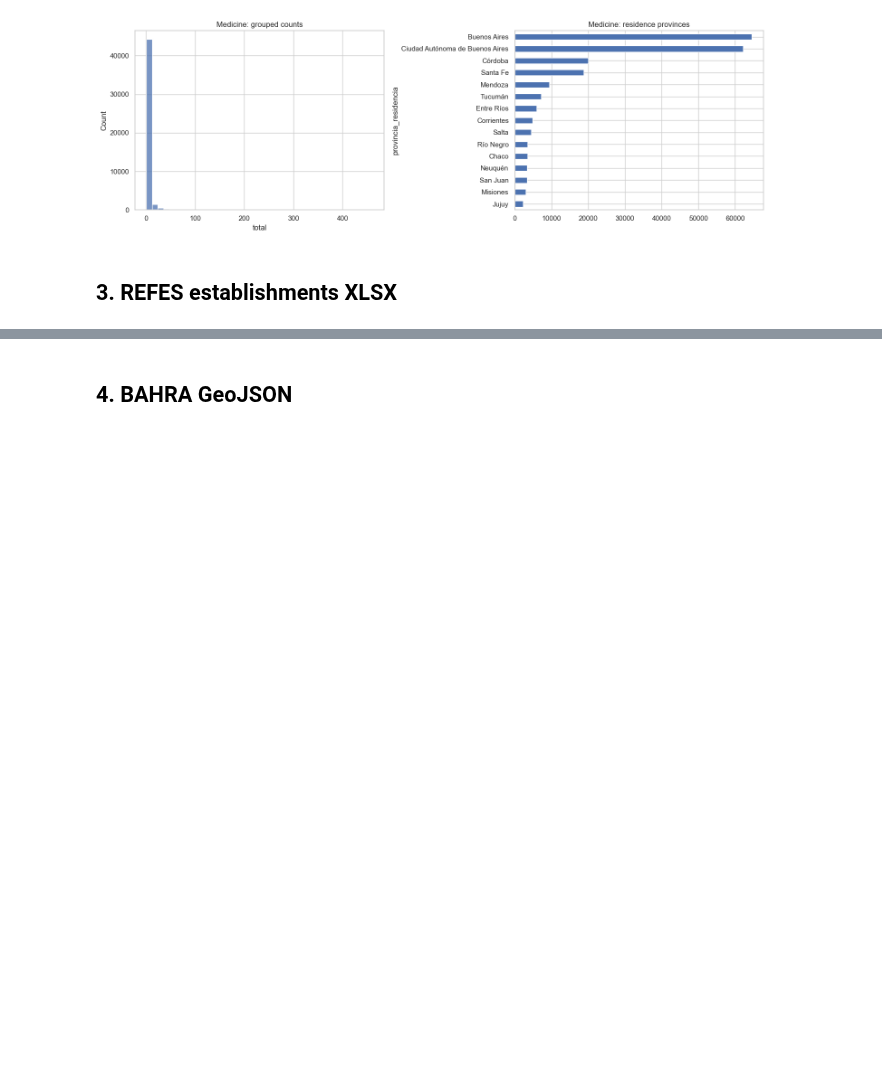
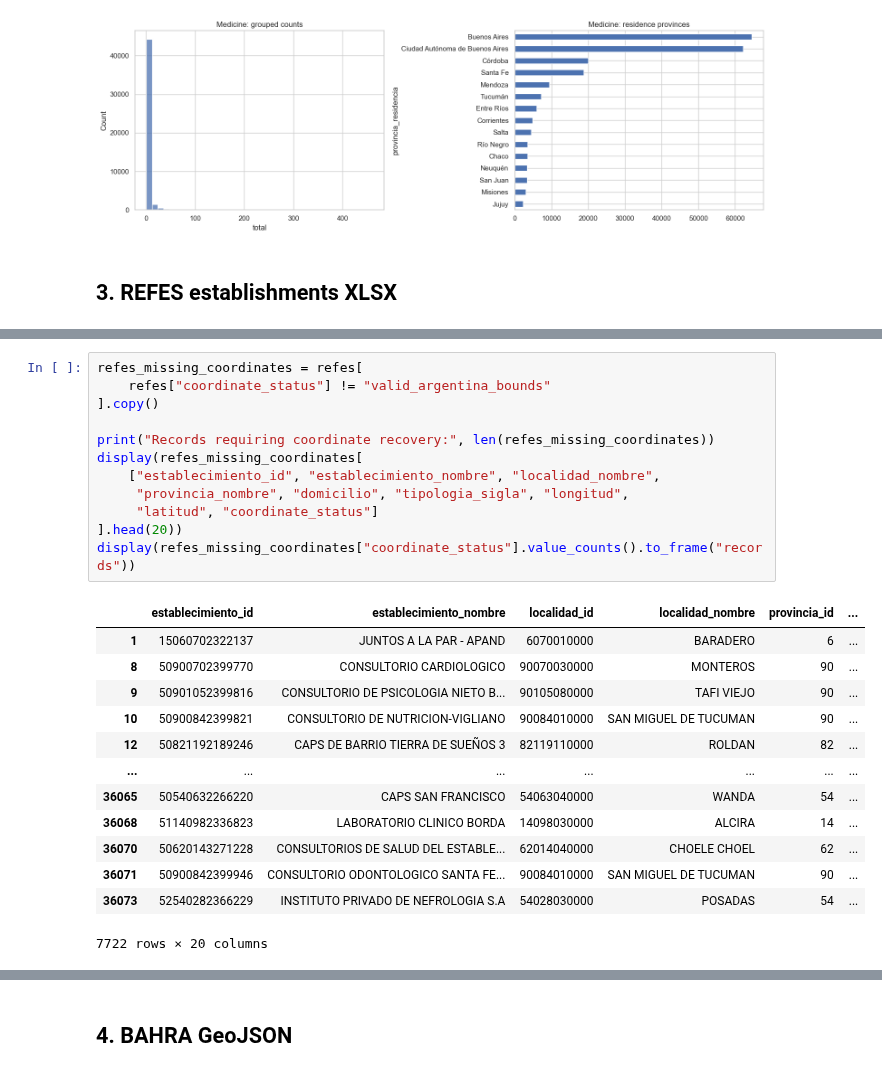
Before and after one commit to ana-castillo-zuain/radio, a Jupyter notebook: exploratory_data_analysis.ipynb, the cells around one changed output, grey strips where cells are left out. Cells and saved outputs as stored; diff of their text form; blank space fills up the shorter version.

```diff
--- a/exploratory_data_analysis.ipynb
+++ b/exploratory_data_analysis.ipynb
@@ -351,0 +378,26 @@ Duplicate establishment IDs: 0
+# %%
+refes_missing_coordinates = refes[
+    refes["coordinate_status"] != "valid_argentina_bounds"
+].copy()
+
+print("Records requiring coordinate recovery:", len(refes_missing_coordinates))
+display(refes_missing_coordinates[
+    ["establecimiento_id", "establecimiento_nombre", "localidad_nombre",
+     "provincia_nombre", "domicilio", "tipologia_sigla", "longitud",
+     "latitud", "coordinate_status"]
+].head(20))
+display(refes_missing_coordinates["coordinate_status"].value_counts().to_frame("records"))
+# %% [output]
+|  | establecimiento_id | establecimiento_nombre | localidad_id | localidad_nombre | provincia_id | ... |
+| 1 | 15060702322137 | JUNTOS A LA PAR - APAND | 6070010000 | BARADERO | 6 | ... |
+| 8 | 50900702399770 | CONSULTORIO CARDIOLOGICO | 90070030000 | MONTEROS | 90 | ... |
+| 9 | 50901052399816 | CONSULTORIO DE PSICOLOGIA NIETO B... | 90105080000 | TAFI VIEJO | 90 | ... |
+| 10 | 50900842399821 | CONSULTORIO DE NUTRICION-VIGLIANO | 90084010000 | SAN MIGUEL DE TUCUMAN | 90 | ... |
+| 12 | 50821192189246 | CAPS DE BARRIO TIERRA DE SUEÑOS 3 | 82119110000 | ROLDAN | 82 | ... |
+| ... | ... | ... | ... | ... | ... | ... |
+| 36065 | 50540632266220 | CAPS SAN FRANCISCO | 54063040000 | WANDA | 54 | ... |
+| 36068 | 51140982336823 | LABORATORIO CLINICO BORDA | 14098030000 | ALCIRA | 14 | ... |
+| 36070 | 50620143271228 | CONSULTORIOS DE SALUD DEL ESTABLE... | 62014040000 | CHOELE CHOEL | 62 | ... |
+| 36071 | 50900842399946 | CONSULTORIO ODONTOLOGICO SANTA FE... | 90084010000 | SAN MIGUEL DE TUCUMAN | 90 | ... |
+| 36073 | 52540282366229 | INSTITUTO PRIVADO DE NEFROLOGIA S.A | 54028030000 | POSADAS | 54 | ... |
+7722 rows × 20 columns
```
Also changed, not shown: parts of 16 cells of this notebook.
